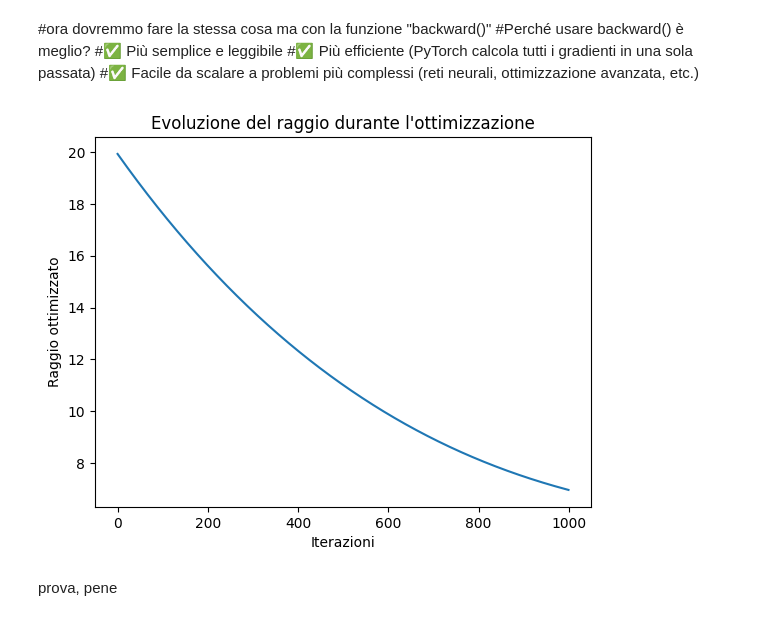
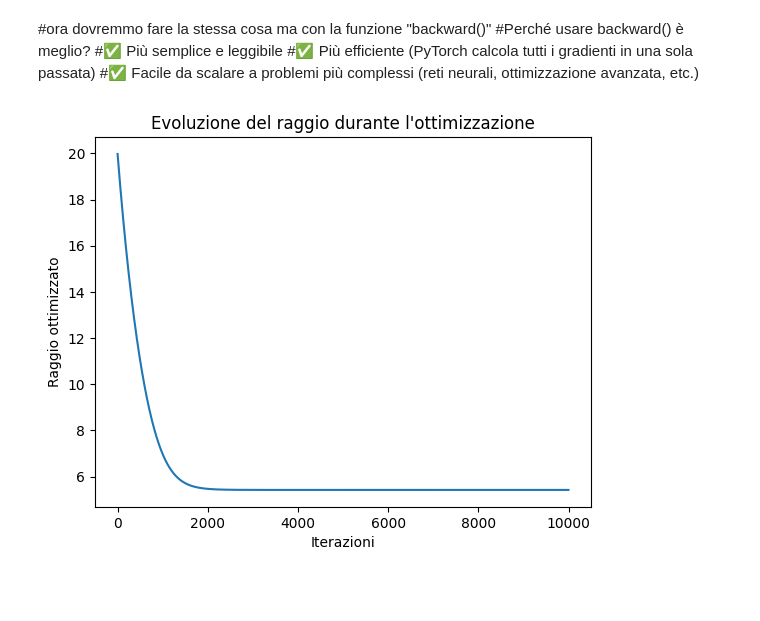
Before and after one commit to MikiPenguin/test, a Jupyter notebook: notebooks/es0/Lesson__0_pytorch_soda_can_class.ipynb, the cells around one changed output. Saved outputs shown, nothing was run; the diff lists cells and outputs as text; code cells hidden in the pictures; blank space fills up the shorter version.

```diff
--- a/notebooks/es0/Lesson__0_pytorch_soda_can_class.ipynb
+++ b/notebooks/es0/Lesson__0_pytorch_soda_can_class.ipynb
@@ -214,7 +214,7 @@ for i in range(100):  # 100 iterazioni
 import matplotlib.pyplot as plt
 
 R_values = []
-for i in range(1000):
+for i in range(10000):
     R_value, _, _ = can.Do_a_step()
     R_values.append(R_value)
 
@@ -263,24 +263,22 @@ can = SodaCan(V0)
 # %%
 #for i in range(1000):
 #    R_value, loss_value = can.Do_a_step()
 #    if i % 100 == 0:
 #        print(f"Iterazione {i}: R = {R_value:.4f}, Loss = {loss_value:.4f}")
 
 
 #plottiamo qualcosa
 import matplotlib.pyplot as plt
 
 R_values = []
-for i in range(1000):
+for i in range(10000):
     R_value, _ = can.Do_a_step()
     R_values.append(R_value)
 
 plt.plot(R_values)
 plt.xlabel("Iterazioni")
 plt.ylabel("Raggio ottimizzato")
 plt.title("Evoluzione del raggio durante l'ottimizzazione")
 plt.show()
 # %% [output]
-[figure, old version]
+[figure, new version]
-# %% [markdown]
-prova, pene
```
Also changed, not shown: parts of 1 cell of this notebook.
